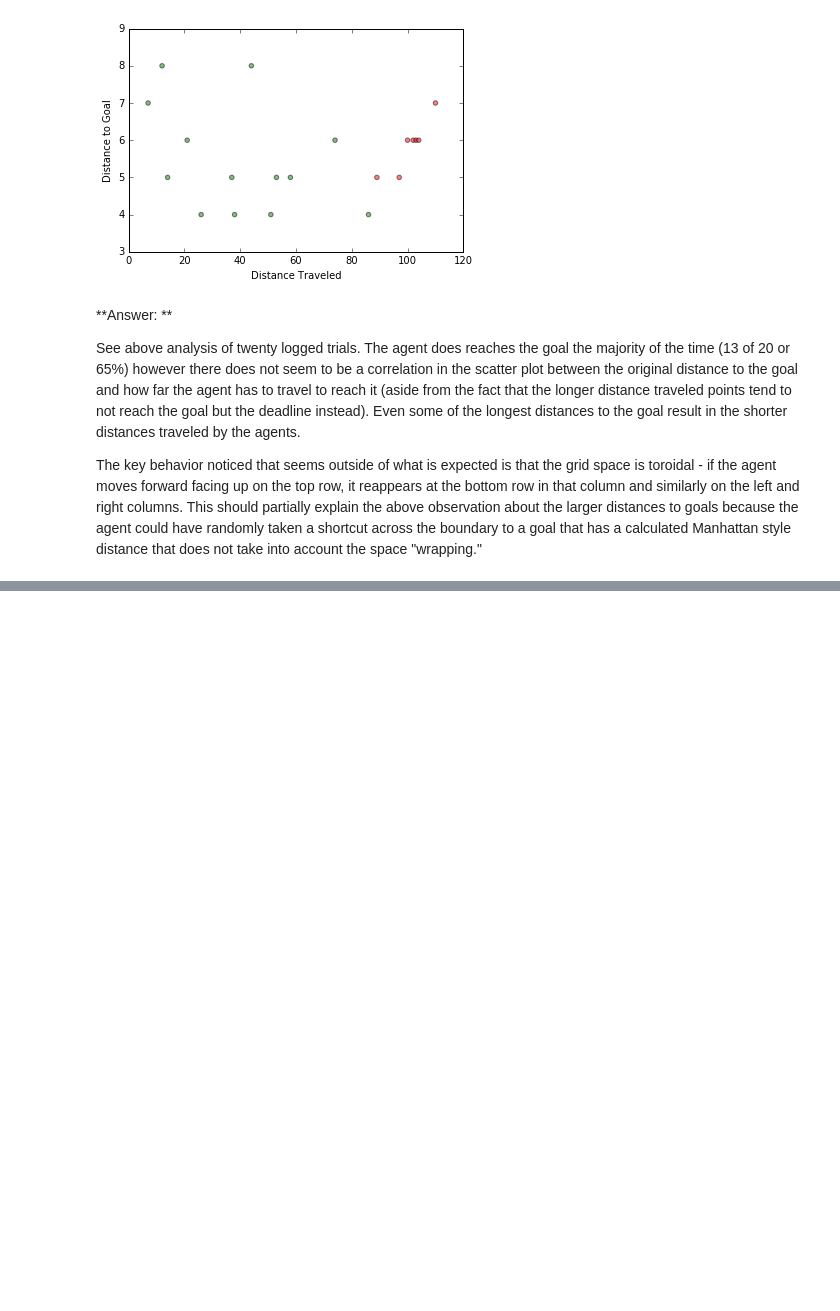
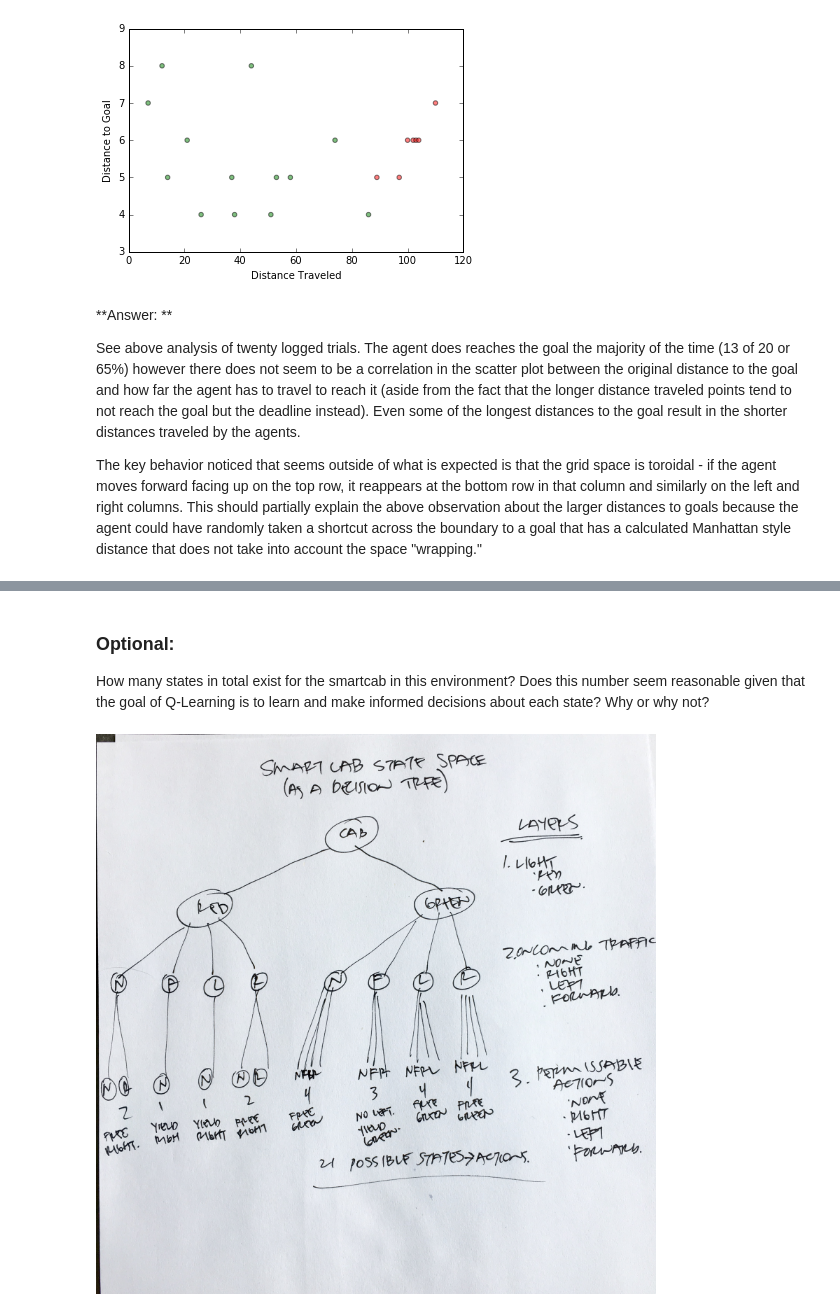
Before and after one commit to gilakos/machine-learning, a Jupyter notebook: projects/smartcab/smartcab/smartcab_report.ipynb, the cells around one changed output, grey strips where cells are left out. Saved outputs shown, nothing was run; the diff lists cells and outputs as text; code cells hidden in the pictures; blank space fills up the shorter version.

```diff
--- a/projects/smartcab/smartcab/smartcab_report.ipynb
+++ b/projects/smartcab/smartcab/smartcab_report.ipynb
@@ -95,0 +119,9 @@ The key behavior noticed that seems outside of what is expected is that the grid
+# %% [markdown]
+### Optional:
+
+How many states in total exist for the smartcab in this environment? Does this number seem reasonable given that the goal of Q-Learning is to learn and make informed decisions about each state? Why or why not?
+# %%
+from IPython.display import Image
+Image(filename='StateSpace.jpg')
+# %% [output]
+[figure, added]
```
Also changed, not shown: parts of 4 cells of this notebook, 3 other files.
